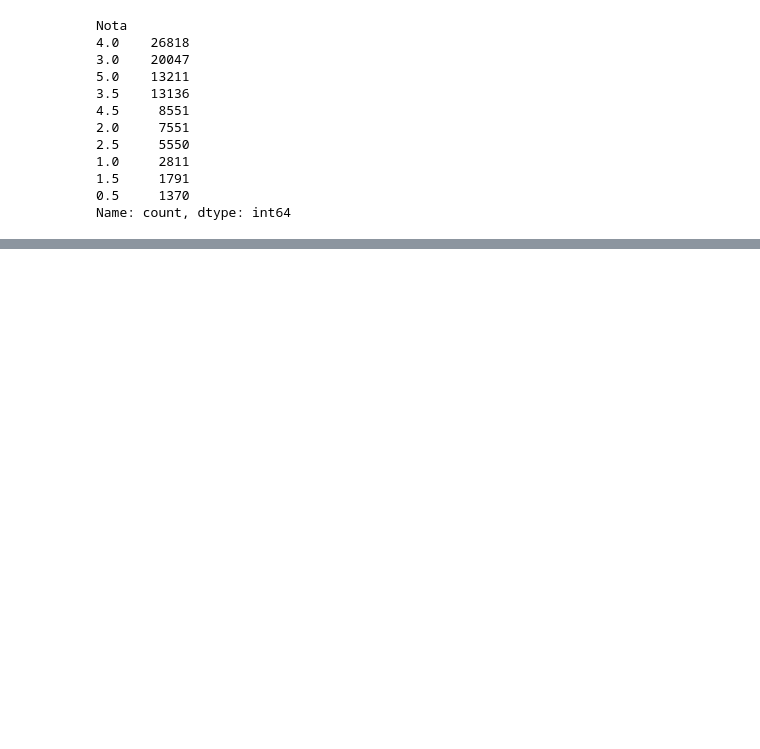
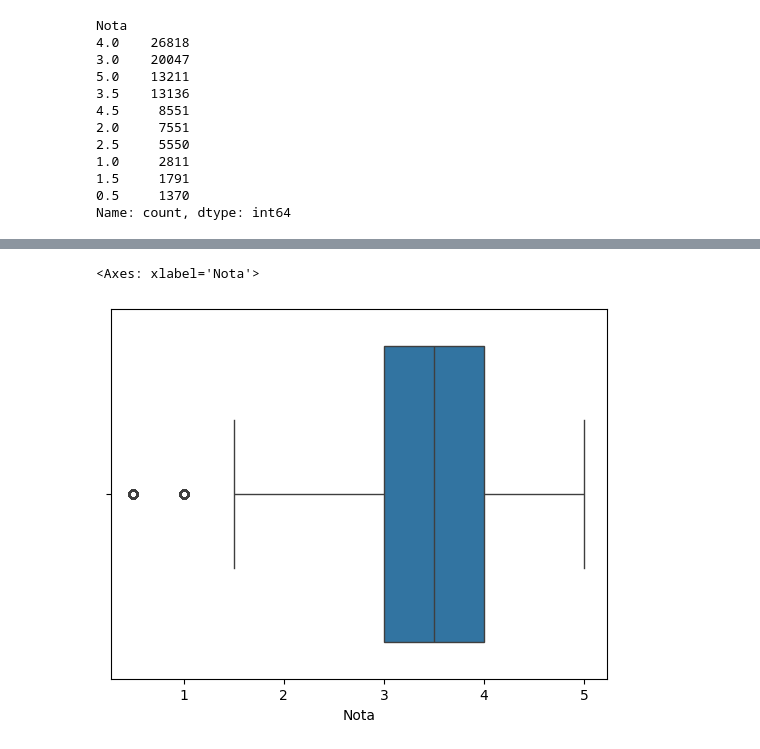
Before and after one commit to Wilson-Hipolito/Data_Science, a Jupyter notebook: Analise_Visualizaçao_Dados/Introdução_Data_Science.ipynb, the cells around one changed output, grey strips where cells are left out. Cells and saved outputs as stored; diff of their text form; code cells hidden in the pictures; blank space fills up the shorter version.

```diff
--- a/Analise_Visualizaçao_Dados/Introdução_Data_Science.ipynb
+++ b/Analise_Visualizaçao_Dados/Introdução_Data_Science.ipynb
@@ -49,0 +97,7 @@ notas["Nota"].mean()
+# %%
+import seaborn as sns
+
+sns.boxplot(x=notas.Nota)
+# %% [output]
+<Axes: xlabel='Nota'>
+[figure, added]
```
Also changed, not shown: parts of 15 cells of this notebook.
